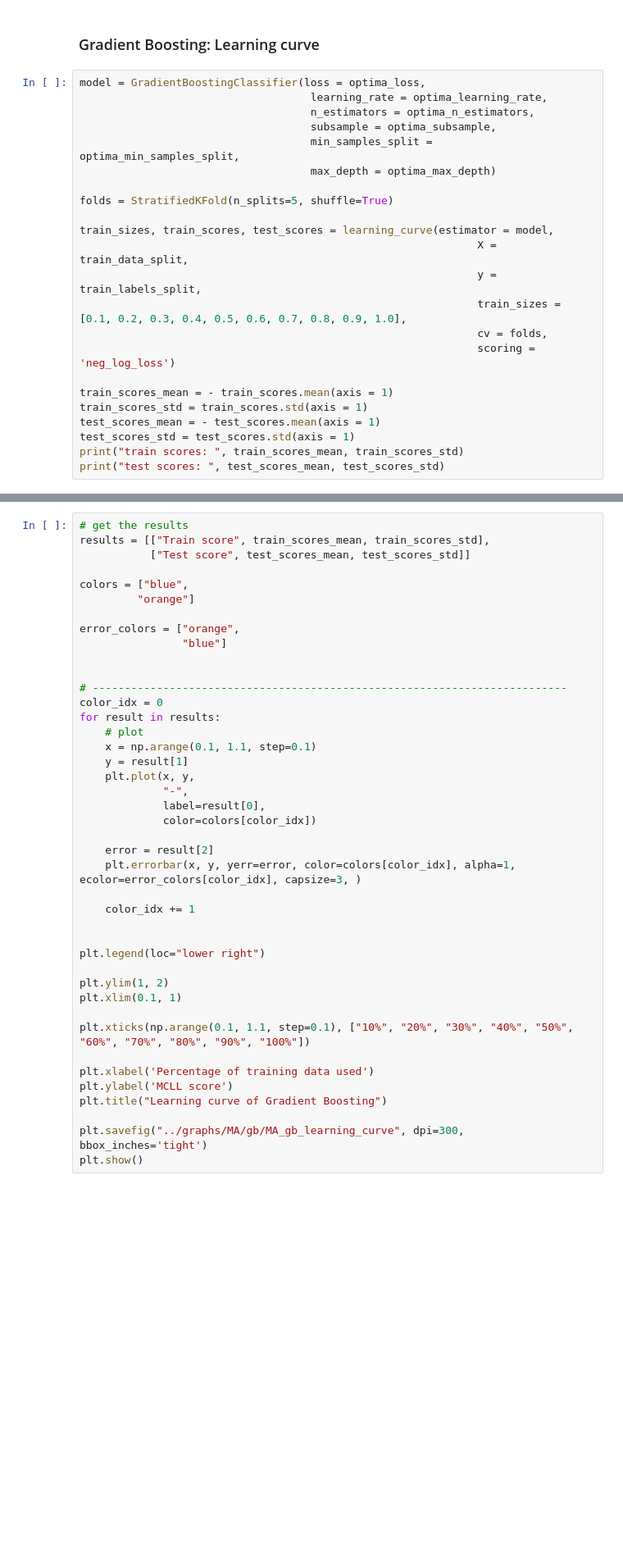
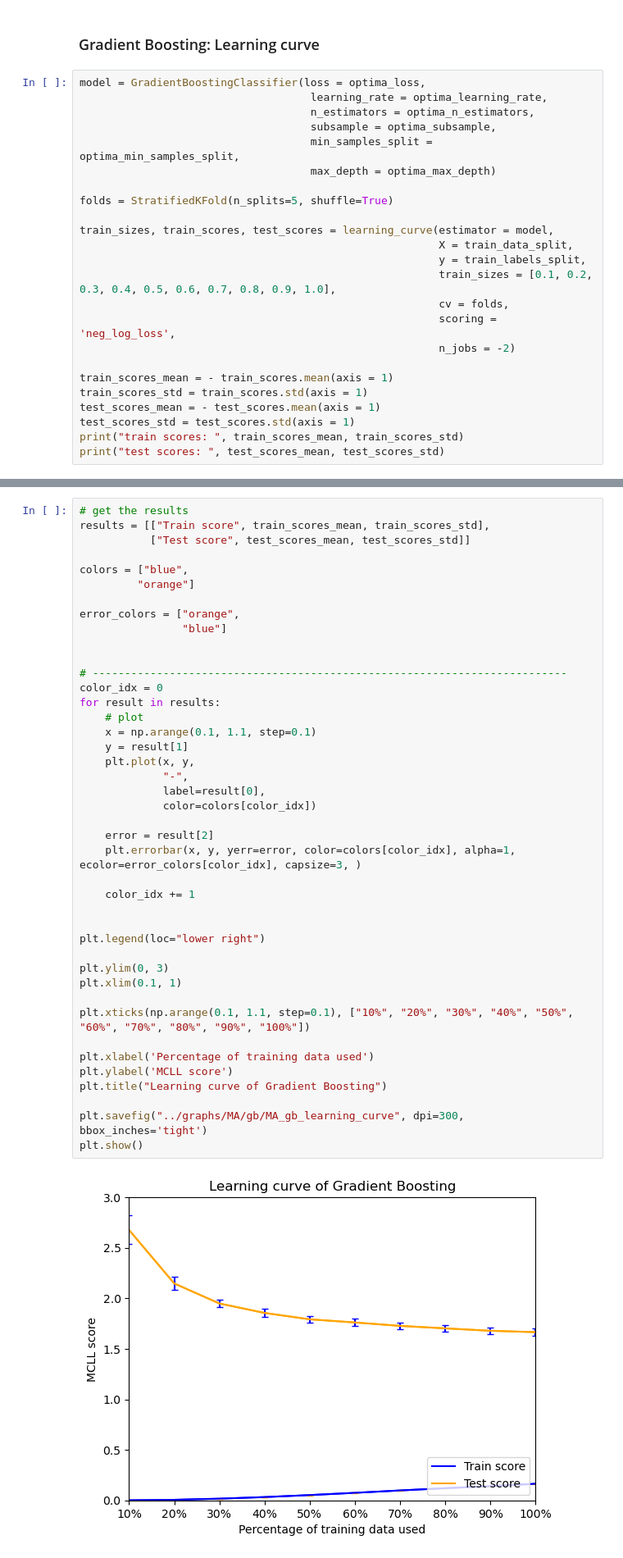
Before and after one commit to pikawika/VUB-ML-project, a Jupyter notebook: code/developed/model_analysis.ipynb, the cells around one changed output, grey strips where cells are left out. Shown at 82% size. Drawn from its saved outputs; the diff is of its cells as text; blank space fills up the shorter version.

```diff
--- a/code/developed/model_analysis.ipynb
+++ b/code/developed/model_analysis.ipynb
@@ -1137,11 +1123,12 @@ model = GradientBoostingClassifier(loss = optima_loss,
 folds = StratifiedKFold(n_splits=5, shuffle=True)
 
 train_sizes, train_scores, test_scores = learning_curve(estimator = model,
-                                                              X = train_data_split,
-                                                              y = train_labels_split,
-                                                              train_sizes = [0.1, 0.2, 0.3, 0.4, 0.5, 0.6, 0.7, 0.8, 0.9, 1.0],
-                                                              cv = folds,
-                                                              scoring = 'neg_log_loss')
+                                                        X = train_data_split,
+                                                        y = train_labels_split,
+                                                        train_sizes = [0.1, 0.2, 0.3, 0.4, 0.5, 0.6, 0.7, 0.8, 0.9, 1.0],
+                                                        cv = folds,
+                                                        scoring = 'neg_log_loss',
+                                                        n_jobs = -2)
 
 train_scores_mean = - train_scores.mean(axis = 1)
 train_scores_std = train_scores.std(axis = 1)
@@ -1163,31 +1153,33 @@ error_colors = ["orange",
 
 # --------------------------------------------------------------------------
 color_idx = 0
 for result in results:
     # plot
     x = np.arange(0.1, 1.1, step=0.1)
     y = result[1]
     plt.plot(x, y,
              "-",
              label=result[0],
              color=colors[color_idx])
 
     error = result[2]
     plt.errorbar(x, y, yerr=error, color=colors[color_idx], alpha=1, ecolor=error_colors[color_idx], capsize=3, )
 
     color_idx += 1
 
 
 plt.legend(loc="lower right")
 
-plt.ylim(1, 2)
+plt.ylim(0, 3)
 plt.xlim(0.1, 1)
 
 plt.xticks(np.arange(0.1, 1.1, step=0.1), ["10%", "20%", "30%", "40%", "50%", "60%", "70%", "80%", "90%", "100%"])
 
 plt.xlabel('Percentage of training data used')
 plt.ylabel('MCLL score')
 plt.title("Learning curve of Gradient Boosting")
 
 plt.savefig("../graphs/MA/gb/MA_gb_learning_curve", dpi=300, bbox_inches='tight')
 plt.show()
+# %% [output]
+[figure, added]
```
Also changed, not shown: parts of 8 cells of this notebook, 10 other files.
